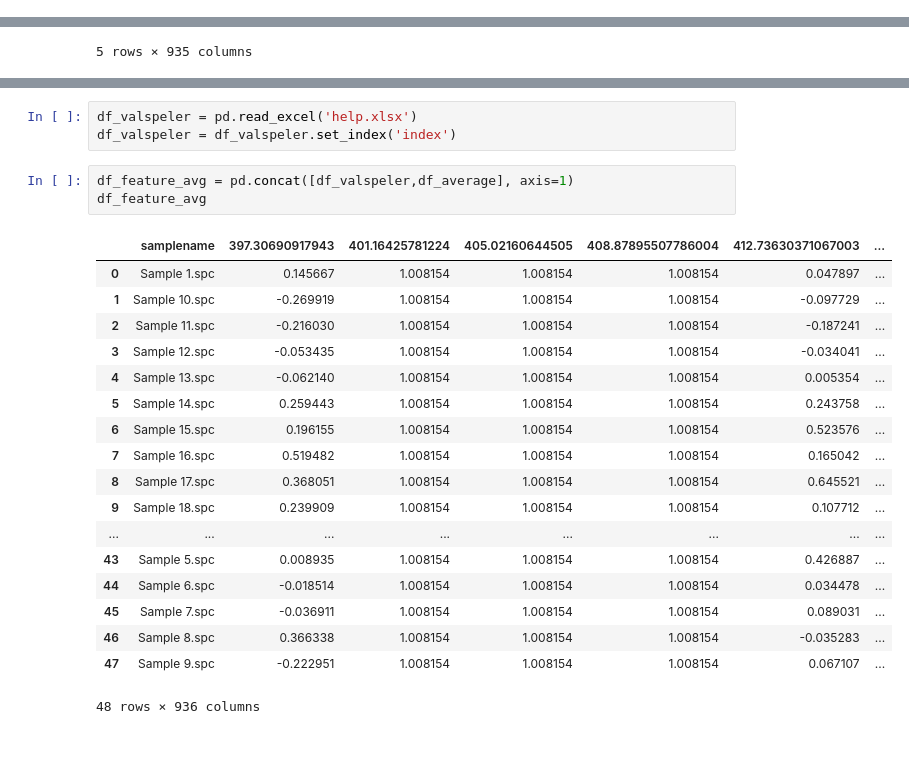
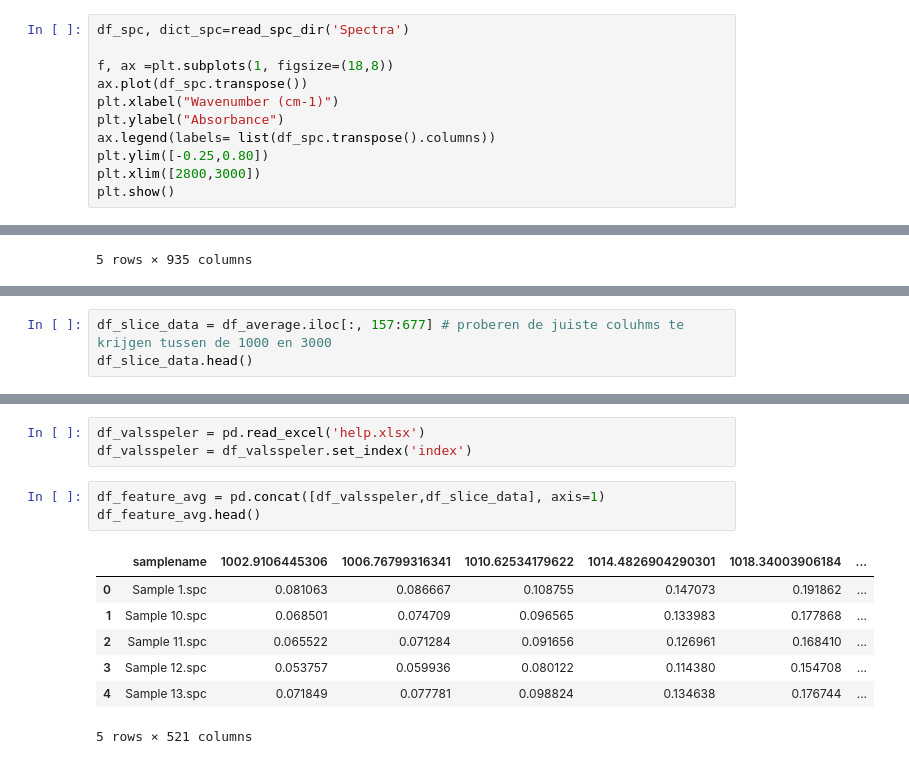
Before and after one commit to asscherhofstede/Koemelk-analyse, a Jupyter notebook: koemelk_uitwerking.ipynb, the cells around one changed output, grey strips where cells are left out. Cells and saved outputs as stored; diff of their text form.

```diff
--- a/koemelk_uitwerking.ipynb
+++ b/koemelk_uitwerking.ipynb
@@ -86,3 +86,14 @@ gx-y(3)
 gx-y(3)
 gx-y(3)
 [figure]
+# %%
+df_spc, dict_spc=read_spc_dir('Spectra')
+
+f, ax =plt.subplots(1, figsize=(18,8))
+ax.plot(df_spc.transpose())
+plt.xlabel("Wavenumber (cm-1)")
+plt.ylabel("Absorbance")
+ax.legend(labels= list(df_spc.transpose().columns))
+plt.ylim([-0.25,0.80])
+plt.xlim([2800,3000])
+plt.show()
@@ -240,0 +271,3 @@ df_sample_name = df_total.s_name.drop_duplicates()
+# %%
+df_slice_data = df_average.iloc[:, 157:677] # proberen de juiste coluhms te krijgen tussen de 1000 en 3000
+df_slice_data.head()
@@ -241,25 +282,14 @@ df_sample_name = df_total.s_name.drop_duplicates()
 # %%
-df_valspeler = pd.read_excel('help.xlsx')
-df_valspeler = df_valspeler.set_index('index')
+df_valsspeler = pd.read_excel('help.xlsx')
+df_valsspeler = df_valsspeler.set_index('index')
 # %%
-df_feature_avg = pd.concat([df_valspeler,df_average], axis=1)
-df_feature_avg
+df_feature_avg = pd.concat([df_valsspeler,df_slice_data], axis=1)
+df_feature_avg.head()
 # %% [output]
-|  | samplename | 397.30690917943 | 401.16425781224 | 405.02160644505 | 408.87895507786004 | 412.73630371067003 | ... |
-| 0 | Sample 1.spc | 0.145667 | 1.008154 | 1.008154 | 1.008154 | 0.047897 | ... |
-| 1 | Sample 10.spc | -0.269919 | 1.008154 | 1.008154 | 1.008154 | -0.097729 | ... |
-| 2 | Sample 11.spc | -0.216030 | 1.008154 | 1.008154 | 1.008154 | -0.187241 | ... |
-| 3 | Sample 12.spc | -0.053435 | 1.008154 | 1.008154 | 1.008154 | -0.034041 | ... |
-| 4 | Sample 13.spc | -0.062140 | 1.008154 | 1.008154 | 1.008154 | 0.005354 | ... |
-| 5 | Sample 14.spc | 0.259443 | 1.008154 | 1.008154 | 1.008154 | 0.243758 | ... |
-| 6 | Sample 15.spc | 0.196155 | 1.008154 | 1.008154 | 1.008154 | 0.523576 | ... |
-| 7 | Sample 16.spc | 0.519482 | 1.008154 | 1.008154 | 1.008154 | 0.165042 | ... |
-| 8 | Sample 17.spc | 0.368051 | 1.008154 | 1.008154 | 1.008154 | 0.645521 | ... |
-| 9 | Sample 18.spc | 0.239909 | 1.008154 | 1.008154 | 1.008154 | 0.107712 | ... |
-| ... | ... | ... | ... | ... | ... | ... | ... |
-| 43 | Sample 5.spc | 0.008935 | 1.008154 | 1.008154 | 1.008154 | 0.426887 | ... |
-| 44 | Sample 6.spc | -0.018514 | 1.008154 | 1.008154 | 1.008154 | 0.034478 | ... |
-| 45 | Sample 7.spc | -0.036911 | 1.008154 | 1.008154 | 1.008154 | 0.089031 | ... |
-| 46 | Sample 8.spc | 0.366338 | 1.008154 | 1.008154 | 1.008154 | -0.035283 | ... |
-| 47 | Sample 9.spc | -0.222951 | 1.008154 | 1.008154 | 1.008154 | 0.067107 | ... |
+|  | samplename | 1002.9106445306 | 1006.76799316341 | 1010.62534179622 | 1014.4826904290301 | 1018.34003906184 | ... |
+| 0 | Sample 1.spc | 0.081063 | 0.086667 | 0.108755 | 0.147073 | 0.191862 | ... |
+| 1 | Sample 10.spc | 0.068501 | 0.074709 | 0.096565 | 0.133983 | 0.177868 | ... |
+| 2 | Sample 11.spc | 0.065522 | 0.071284 | 0.091656 | 0.126961 | 0.168410 | ... |
+| 3 | Sample 12.spc | 0.053757 | 0.059936 | 0.080122 | 0.114380 | 0.154708 | ... |
+| 4 | Sample 13.spc | 0.071849 | 0.077781 | 0.098824 | 0.134638 | 0.176744 | ... |
-48 rows × 936 columns
+5 rows × 521 columns
```
Also changed, not shown: parts of 29 cells of this notebook.
